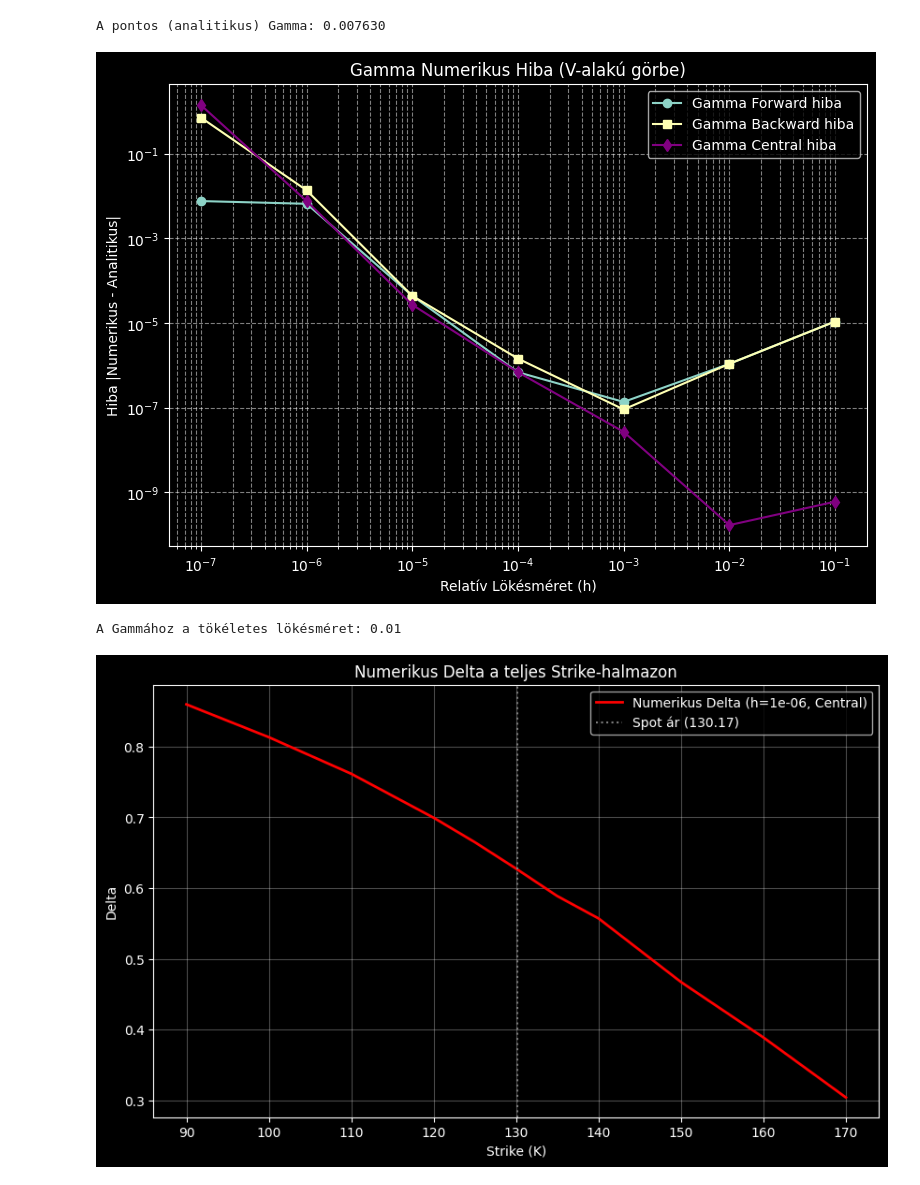
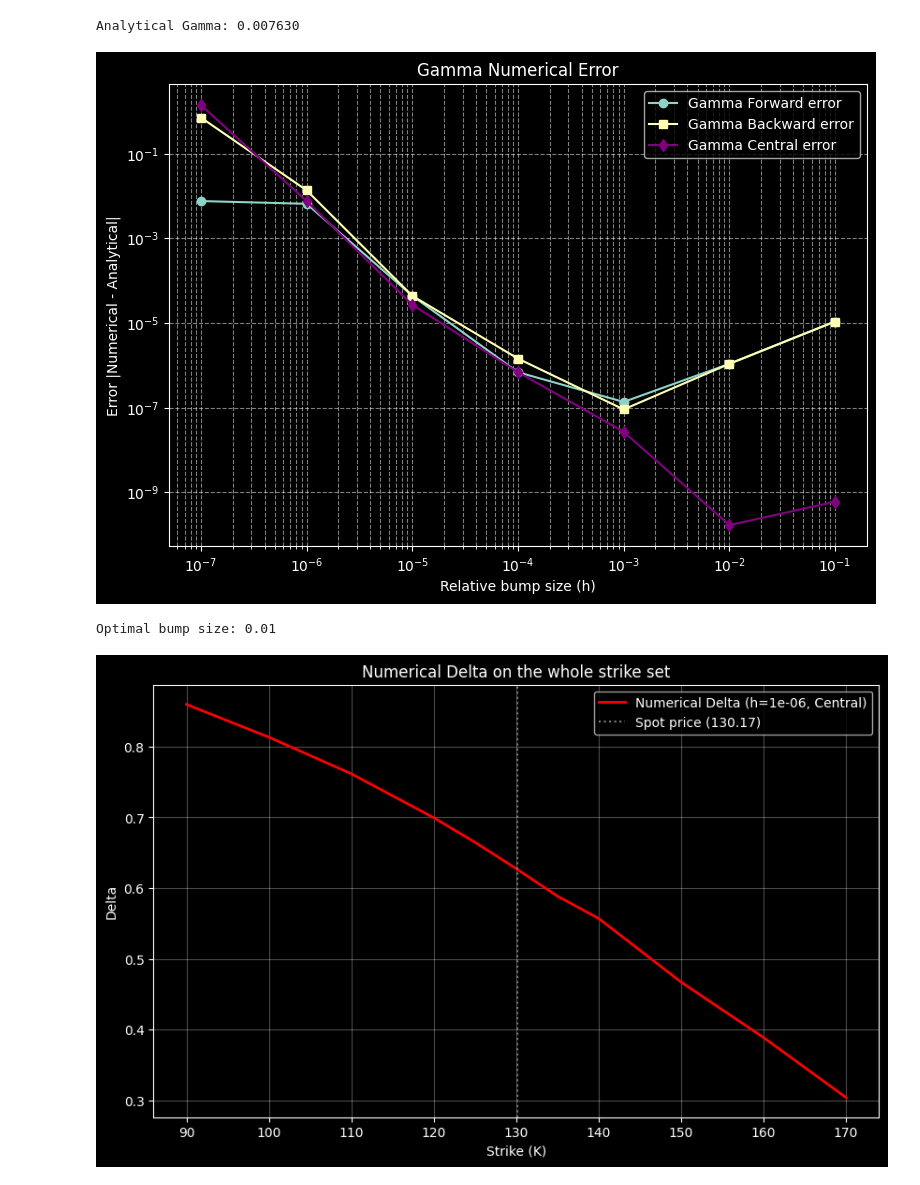
Before and after one commit to QuantCourseBP/QuantCourseBP, a Jupyter notebook: homeworks/9165645/rest_of_homeworks/greeks.ipynb, the cells around one changed output. Saved outputs shown, nothing was run; the diff lists cells and outputs as text; code cells hidden in the pictures.

```diff
--- a/homeworks/9165645/rest_of_homeworks/greeks.ipynb
+++ b/homeworks/9165645/rest_of_homeworks/greeks.ipynb
@@ -247,55 +247,48 @@ A Gammához a tökéletes lökésméret: 0.0001
 # %%
-# 1. Pontos (Analitikus) Gamma kiszámítása
 exact_gamma = pricer_test.calc_gamma(GreekMethod.ANALYTIC)
-print(f"A pontos (analitikus) Gamma: {exact_gamma:.6f}")
+print(f"Analytical Gamma: {exact_gamma:.6f}")
 
-# Üres listák a hiba tárolásához
 err_gamma_fwd = []
 err_gamma_bwd = []
 err_gamma_cen = []
 
-# Biztosítjuk, hogy RELATÍV módban vagyunk
 pricer_test.bump_type = BumpType.ABSOLUTE
 
-# 2. A számolós ciklus
 for h in bumps:
     pricer_test.absolute_bump_size = h
 
-    # FORWARD Gamma hiba
+    # FORWARD
     pricer_test.fd_method = FiniteDifferenceMethod.FORWARD
     num_gamma_fwd = pricer_test.calc_gamma(GreekMethod.BUMP)
     err_gamma_fwd.append(abs(num_gamma_fwd - exact_gamma))
 
-    # BACKWARD Gamma hiba
+    # BACKWARD
     pricer_test.fd_method = FiniteDifferenceMethod.BACKWARD
     num_gamma_bwd = pricer_test.calc_gamma(GreekMethod.BUMP)
     err_gamma_bwd.append(abs(num_gamma_bwd - exact_gamma))
 
-    # CENTRAL Gamma hiba
+    # CENTRAL
     pricer_test.fd_method = FiniteDifferenceMethod.CENTRAL
     num_gamma_cen = pricer_test.calc_gamma(GreekMethod.BUMP)
     err_gamma_cen.append(abs(num_gamma_cen - exact_gamma))
 
-# 3. Grafikon rajzolása
 plt.figure(figsize=(9, 6))
-plt.loglog(bumps, err_gamma_fwd, 'o-', label='Gamma Forward hiba')
-plt.loglog(bumps, err_gamma_bwd, 's-', label='Gamma Backward hiba')
-plt.loglog(bumps, err_gamma_cen, 'd-', color='purple', label='Gamma Central hiba')
-
-plt.title('Gamma Numerikus Hiba (V-alakú görbe)')
-plt.xlabel('Relatív Lökésméret (h)')
-plt.ylabel('Hiba |Numerikus - Analitikus|')
+plt.loglog(bumps, err_gamma_fwd, 'o-', label='Gamma Forward error')
+plt.loglog(bumps, err_gamma_bwd, 's-', label='Gamma Backward error')
+plt.loglog(bumps, err_gamma_cen, 'd-', color='purple', label='Gamma Central error')
+plt.title('Gamma Numerical Error')
+plt.xlabel('Relative bump size (h)')
+plt.ylabel('Error |Numerical - Analytical|')
 plt.legend()
 plt.grid(True, which="both", ls="--", alpha=0.5)
 plt.show()
 
-# Keressük meg a győztest itt is!
 best_idx_gamma = err_gamma_cen.index(min(err_gamma_cen))
-print(f"A Gammához a tökéletes lökésméret: {bumps[best_idx_gamma]}")
+print(f"Optimal bump size: {bumps[best_idx_gamma]}")
 # %% [output]
-A pontos (analitikus) Gamma: 0.007630
+Analytical Gamma: 0.007630
-[figure, old version]
+[figure, new version]
-A Gammához a tökéletes lökésméret: 0.01
+Optimal bump size: 0.01
 # %%
 h_fixed = 1e-6
 numerical_deltas = []
@@ -310,17 +303,17 @@ for K in strikes:
     numerical_deltas.append(pricer_k.calc_delta(GreekMethod.BUMP))
 
 plt.figure(figsize=(10, 6))
-plt.plot(strikes, numerical_deltas, label=f'Numerikus Delta (h={h_fixed}, Central)', color='red', linewidth=2)
+plt.plot(strikes, numerical_deltas, label=f'Numerical Delta (h={h_fixed}, Central)', color='red', linewidth=2)
 
-plt.axvline(x=spot, color='gray', linestyle=':', label=f'Spot ár ({spot:.2f})')
-plt.title('Numerikus Delta a teljes Strike-halmazon')
+plt.axvline(x=spot, color='gray', linestyle=':', label=f'Spot price ({spot:.2f})')
+plt.title('Numerical Delta on the whole strike set')
 plt.xlabel('Strike (K)')
 plt.ylabel('Delta')
 plt.legend()
 plt.grid(True, alpha=0.3)
 plt.show()
 # %% [output]
-[figure, old version]
+[figure, new version]
 # %%
 h_gamma = 1e-4
 numerical_gammas = []
```
Also changed, not shown: parts of 6 cells of this notebook.
